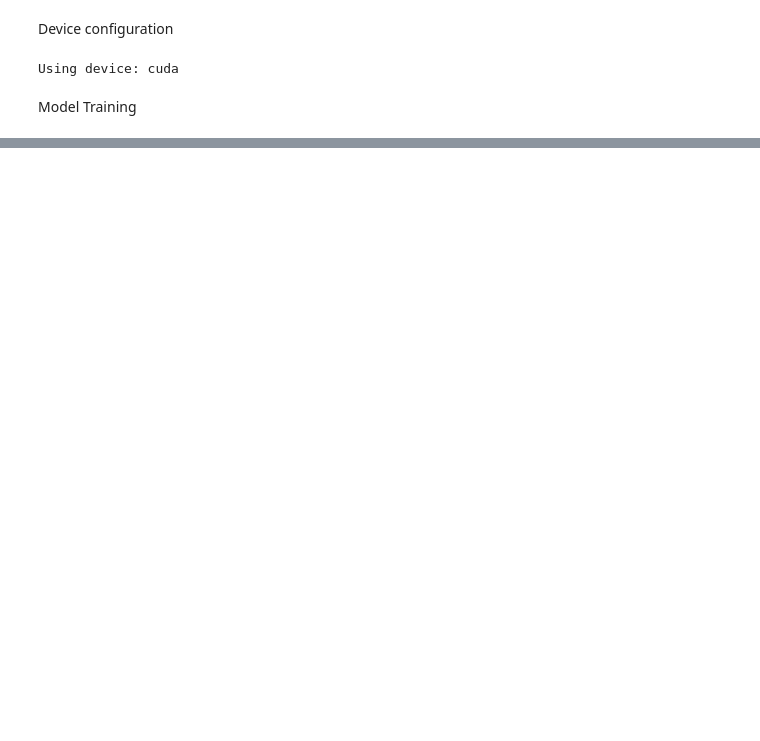
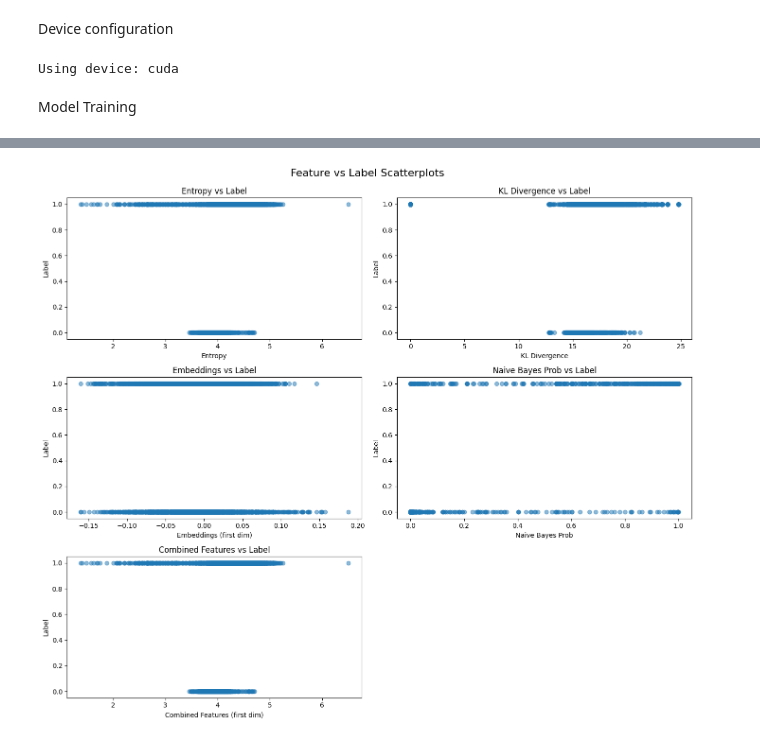
Before and after one commit to ngojy/prompt-injection-detection, a Jupyter notebook: main.ipynb, the cells around one changed output, grey strips where cells are left out. Drawn from its saved outputs; the diff is of its cells as text; code cells hidden in the pictures; blank space fills up the shorter version.

```diff
--- a/main.ipynb
+++ b/main.ipynb
@@ -108,0 +135,13 @@ Labels shape: (4391, 1)
+# %%
+# Labels as numpy array
+labels_array = np.array(labels_all, dtype=np.float32).reshape(-1, 1)
+
+# Combine all features (entropy + KL + embeddings + NB probabilities)
+combined_features = np.hstack([entropy_array, kl_array, embeddings_array, nb_probs_all]).astype(np.float32)
+
+print("Entropy shape:", entropy_array.shape)
+print("KL shape:", kl_array.shape)
+print("Embeddings shape:", embeddings_array.shape)
+print("NB probs shape:", nb_probs_all.shape)
+print("Combined features shape:", combined_features.shape)
+print("Labels shape:", labels_array.shape)
@@ -109 +163,33 @@ Labels shape: (4391, 1)
+# %%
+plot_items = [
+    ("Entropy", entropy_array),
+    ("KL Divergence", kl_array),
+    ("Embeddings", embeddings_array),
+    ("Naive Bayes Prob", nb_probs_all),
+    ("Combined Features", combined_features),
+]
+
+fig, axes = plt.subplots(3, 2, figsize=(14, 12))
+axes = axes.flatten()
+for idx, (name, arr) in enumerate(plot_items):
+    ax = axes[idx]
+    if arr.ndim > 1 and arr.shape[1] > 1:
+        arr_plot = arr[:, 0]
+        xlabel = f"{name} (first dim)"
+    else:
+        arr_plot = arr.flatten()
+        xlabel = name
+    ax.scatter(arr_plot, labels_array.flatten(), alpha=0.5)
+    ax.set_xlabel(xlabel)
+    ax.set_ylabel("Label")
+    ax.set_title(f"{name} vs Label")
+
+for ax in axes[len(plot_items):]:
+    ax.axis("off")
+
+fig.tight_layout(rect=[0, 0, 1, 0.96])
+fig.suptitle("Feature vs Label Scatterplots", fontsize=16)
+plt.show()
+# %% [output]
+[figure, added]
 # %%
```
Also changed, not shown: parts of 15 cells of this notebook, 9 other files.
